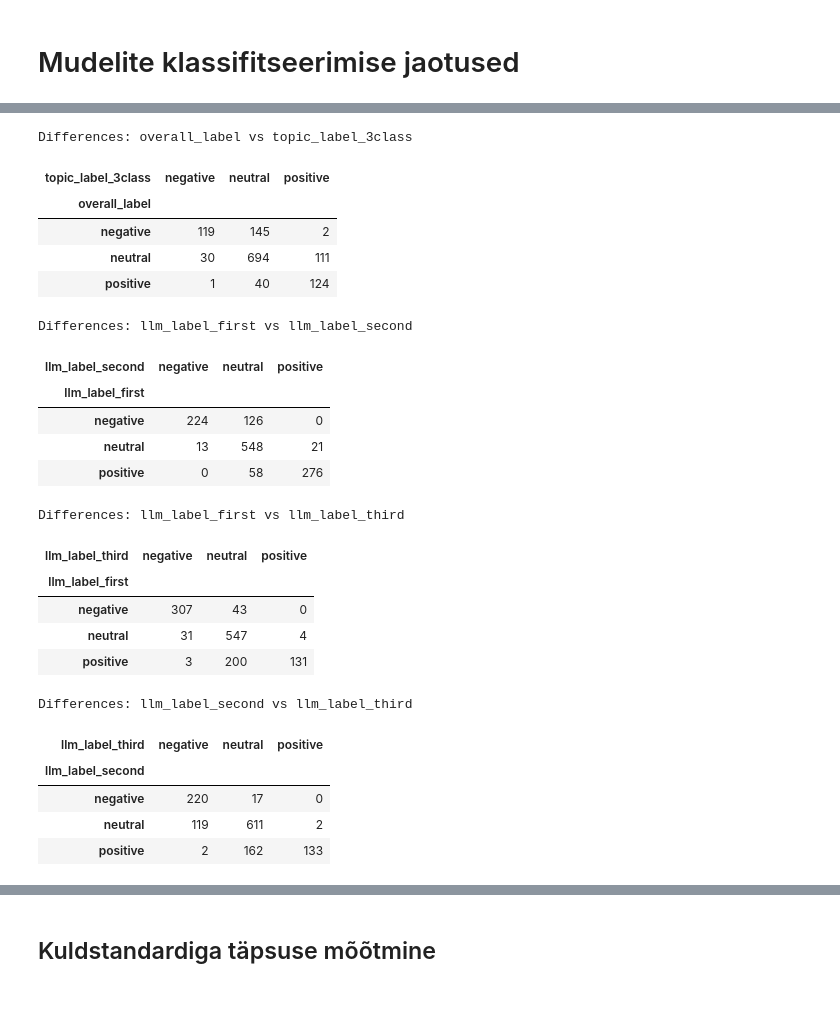
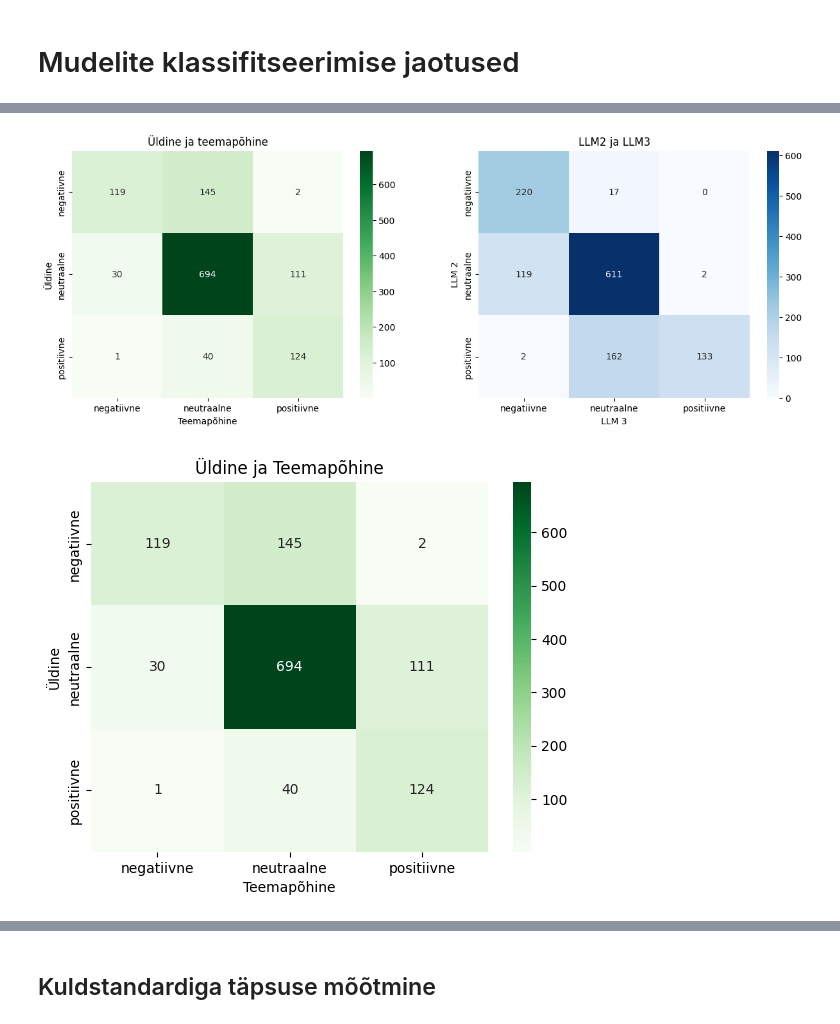
Before and after one commit to annmarleenvarul/Redditi-postituste-automaatne-klassifitseerimine-erineva-signaalitasemega-keskkondades, a Jupyter notebook: notebooks/model_comparison.ipynb, the cells around one changed output, grey strips where cells are left out. Drawn from its saved outputs; the diff is of its cells as text; code cells hidden in the pictures.

```diff
--- a/notebooks/model_comparison.ipynb
+++ b/notebooks/model_comparison.ipynb
@@ -89,30 +69,51 @@ display(table.style.hide(axis="index"))
 # %%
-crosstab_pairs = [("overall_label", "topic_label_3class"), ("llm_label_first","llm_label_second"), ("llm_label_first","llm_label_third"), ("llm_label_second","llm_label_third")]
-for i, j in crosstab_pairs:
-    print(f"\nDifferences: {i} vs {j}")
-    display(pd.crosstab(results[i], results[j]))
+import seaborn as sns
+import matplotlib.pyplot as plt
+
+overall_vs_topic = pd.crosstab(results["overall_label"], results["topic_label_3class"])
+llm2_vs_llm3 = pd.crosstab(results["llm_label_second"], results["llm_label_third"])
+
+fig, axes = plt.subplots(1, 2, figsize=(15, 5))
+labels = ["negatiivne", "neutraalne", "positiivne"]
+
+# Üldine ja teemapõhine
+sns.heatmap(overall_vs_topic, annot=True, fmt="d",
+    cmap="Greens", xticklabels=labels, yticklabels=labels, ax=axes[0])
+
+axes[0].set_title("Üldine ja teemapõhine")
+axes[0].set_xlabel("Teemapõhine")
+axes[0].set_ylabel("Üldine")
+
+
+# Üldine ja LLM
+sns.heatmap(llm2_vs_llm3, annot=True, fmt="d",
+    cmap="Blues", xticklabels=labels, yticklabels=labels, ax=axes[1])
+
+axes[1].set_title("LLM2 ja LLM3")
+axes[1].set_xlabel("LLM 3")
+axes[1].set_ylabel("LLM 2")
+
+
+plt.show();
 # %% [output]
-Differences: overall_label vs topic_label_3class
-| topic_label_3class | negative | neutral | positive |
-| overall_label |  |  |  |
-| negative | 119 | 145 | 2 |
-| neutral | 30 | 694 | 111 |
-| positive | 1 | 40 | 124 |
-Differences: llm_label_first vs llm_label_second
-| llm_label_second | negative | neutral | positive |
-| llm_label_first |  |  |  |
-| negative | 224 | 126 | 0 |
-| neutral | 13 | 548 | 21 |
-| positive | 0 | 58 | 276 |
-Differences: llm_label_first vs llm_label_third
-| llm_label_third | negative | neutral | positive |
-| llm_label_first |  |  |  |
-| negative | 307 | 43 | 0 |
-| neutral | 31 | 547 | 4 |
-| positive | 3 | 200 | 131 |
-Differences: llm_label_second vs llm_label_third
-| llm_label_third | negative | neutral | positive |
-| llm_label_second |  |  |  |
-| negative | 220 | 17 | 0 |
-| neutral | 119 | 611 | 2 |
-| positive | 2 | 162 | 133 |
+[figure, added]
+# %%
+overall_vs_topic = pd.crosstab(results["overall_label"], results["topic_label_3class"])
+
+labels = ["negatiivne", "neutraalne", "positiivne"]
+
+# Üldine ja teemapõhine
+
+#fig, axes = plt.subplots(1, 2, figsize=(20, 5))
+
+sns.heatmap(overall_vs_topic, annot=True, fmt="d",
+    cmap="Greens", xticklabels=labels, yticklabels=labels)
+
+plt.title("Üldine ja Teemapõhine")
+plt.xlabel("Teemapõhine")
+plt.ylabel("Üldine")
+
+
+plt.show();
+# %% [output]
+[figure, added]
```
Also changed, not shown: parts of 18 cells of this notebook, 38 other files.
